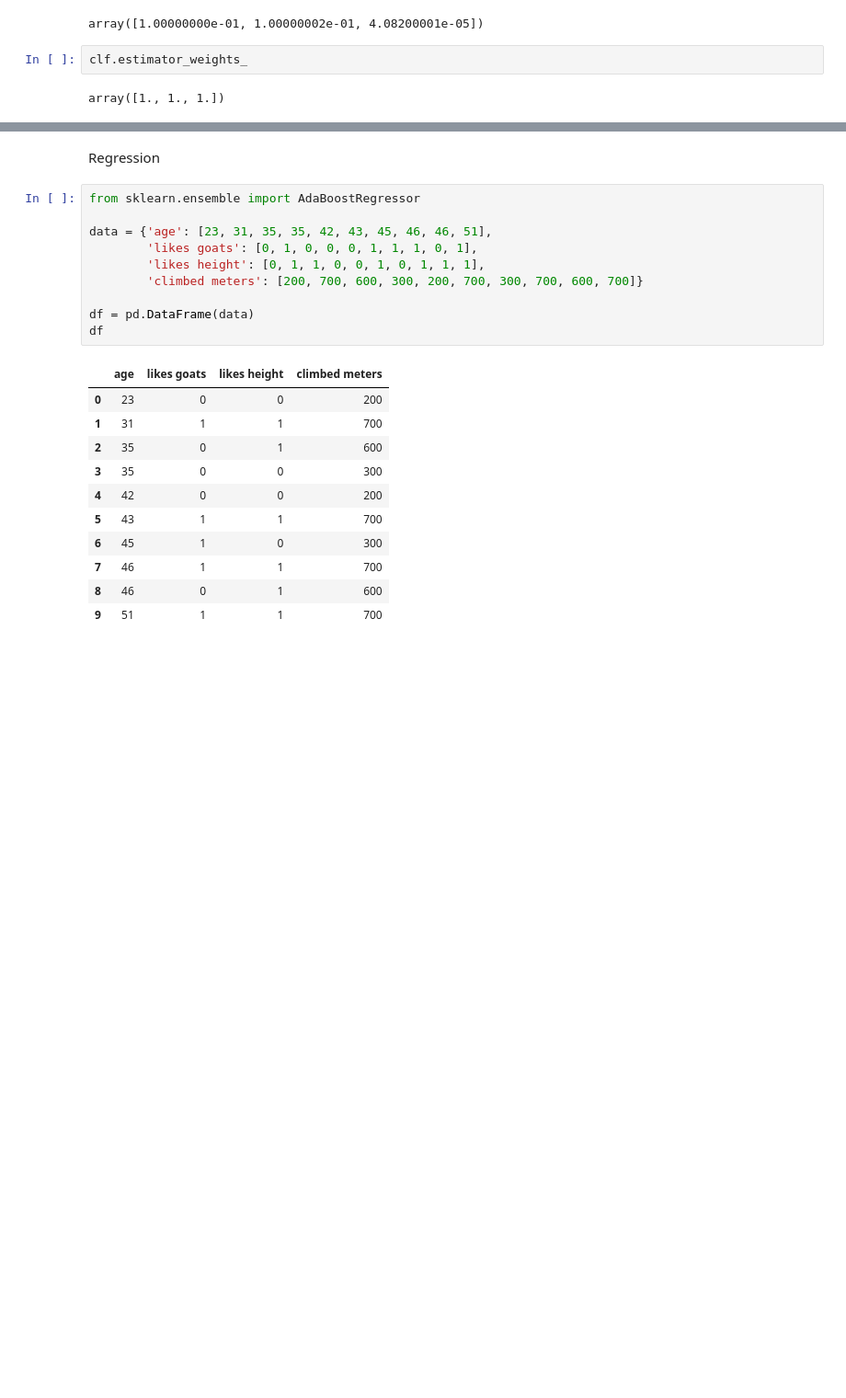
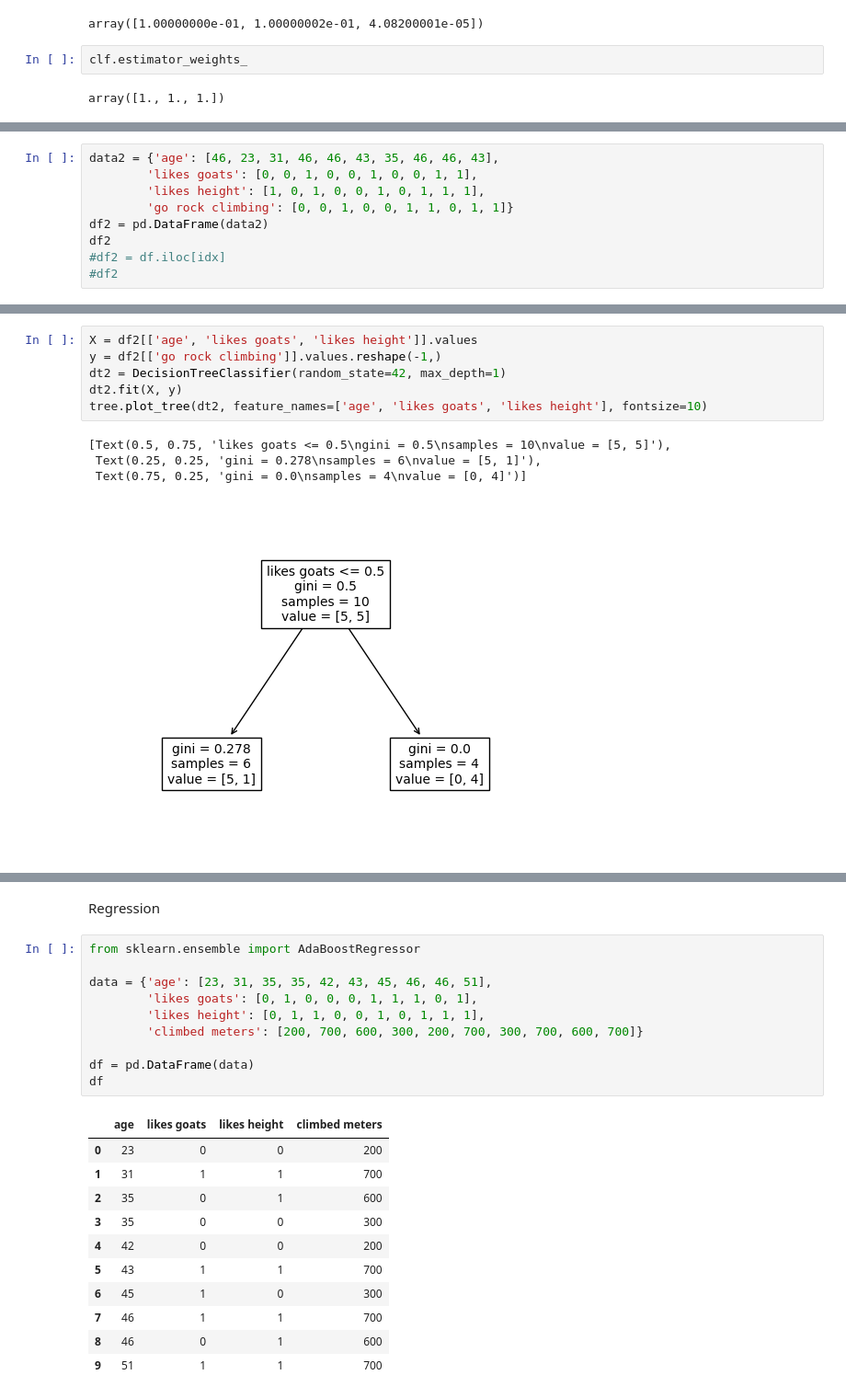
Before and after one commit to froukje/datamapu, a Jupyter notebook: notebooks/code_examples.ipynb, the cells around one changed output, grey strips where cells are left out. Shown: that part at 92% size. Cells and saved outputs as stored; diff of their text form; blank space fills up the shorter version.

```diff
--- a/notebooks/code_examples.ipynb
+++ b/notebooks/code_examples.ipynb
@@ -461,0 +483,9 @@ array([1., 1., 1.])
+# %%
+data2 = {'age': [46, 23, 31, 46, 46, 43, 35, 46, 46, 43],
+        'likes goats': [0, 0, 1, 0, 0, 1, 0, 0, 1, 1],
+        'likes height': [1, 0, 1, 0, 0, 1, 0, 1, 1, 1],
+        'go rock climbing': [0, 0, 1, 0, 0, 1, 1, 0, 1, 1]}
+df2 = pd.DataFrame(data2)
+df2
+#df2 = df.iloc[idx]
+#df2
@@ -461,0 +504,11 @@ array([1., 1., 1.])
+# %%
+X = df2[['age', 'likes goats', 'likes height']].values
+y = df2[['go rock climbing']].values.reshape(-1,)
+dt2 = DecisionTreeClassifier(random_state=42, max_depth=1)
+dt2.fit(X, y)
+tree.plot_tree(dt2, feature_names=['age', 'likes goats', 'likes height'], fontsize=10)
+# %% [output]
+[Text(0.5, 0.75, 'likes goats <= 0.5\ngini = 0.5\nsamples = 10\nvalue = [5, 5]'),
+ Text(0.25, 0.25, 'gini = 0.278\nsamples = 6\nvalue = [5, 1]'),
+ Text(0.75, 0.25, 'gini = 0.0\nsamples = 4\nvalue = [0, 4]')]
+[figure, added]
```
Also changed, not shown: parts of 9 cells of this notebook, 22 other files.
